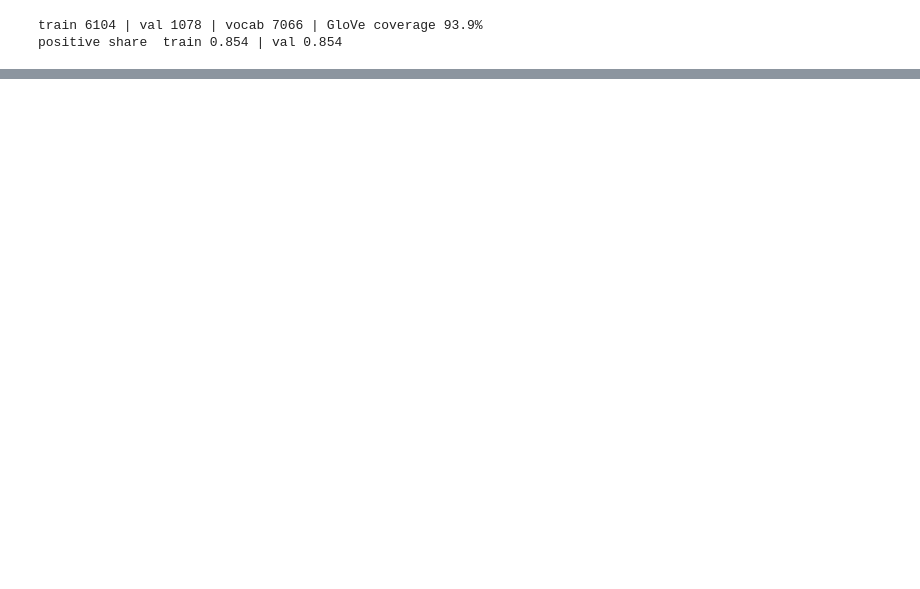
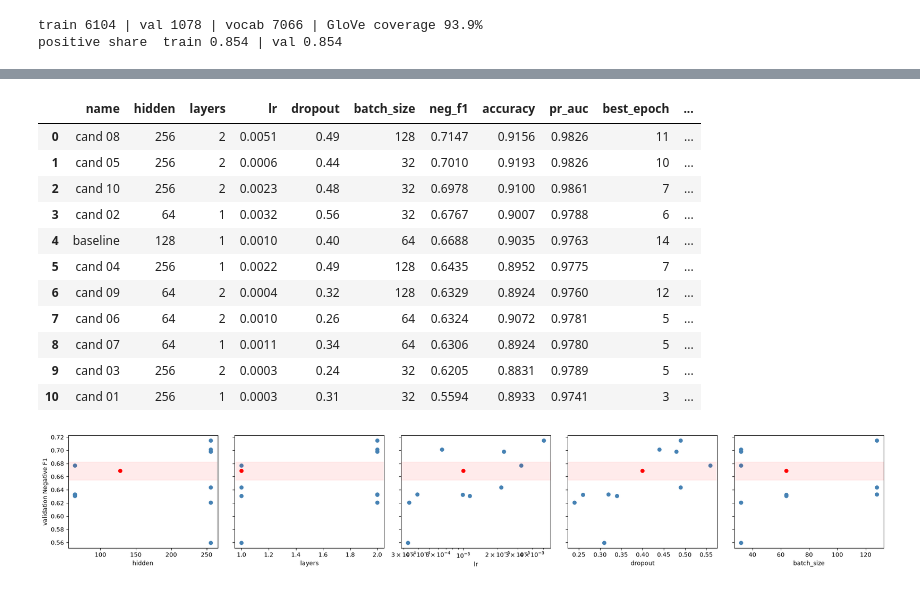
Before and after one commit to OswinJTC/IE4483-AI-Data-Mining-Project, a Jupyter notebook: 02_GloVe_BiLSTM.ipynb, the cells around one changed output, grey strips where cells are left out. Cells and saved outputs as stored; diff of their text form; code cells hidden in the pictures; blank space fills up the shorter version.

```diff
--- a/02_GloVe_BiLSTM.ipynb
+++ b/02_GloVe_BiLSTM.ipynb
@@ -413,0 +385,15 @@ final train_seconds  81.8333 ± 23.4003
+# %%
+# ==================== RUN THE SEARCH (cached, resumable) ====================
+# get_run (from the baseline section) trains one configuration on the full training split, early-stops on the
+# validation split, saves the result and the per-epoch history, and reuses a saved run with identical settings.
+# The baseline candidate therefore costs nothing: its seed-42 run already exists.
+t_search = time.time()
+search_rows = []
+for name, cfg in candidates:
+    row = get_run({**BASELINE, **cfg, "seed": SEED}, name)
+    search_rows.append({"name": name, **cfg, "neg_f1": row["neg_f1"], "accuracy": row["accuracy"],
+                        "pr_auc": row["pr_auc"], "best_epoch": row["best_epoch"],
+                        "train_seconds": row["train_seconds"], "key": row["key"]})
+    # Example line: cand 03  negF1 0.7012  acc 0.9201  best epoch 6  hidden=128 layers=1 lr=0.00245 ...
+    print(f"{name}  negF1 {row['neg_f1']:.4f}  acc {row['accuracy']:.4f}  best epoch {row['best_epoch']}  "
+          + " ".join(f"{k}={cfg[k]}" for k in SEARCH_KEYS) + f"   [{(time.time() - t_search) / 60:.1f} min elapsed]")
@@ -413,0 +412,33 @@ final train_seconds  81.8333 ± 23.4003
+# %%
+# ==================== SEARCH RESULTS ====================
+# All candidates ranked by validation Negative F1.
+search = pd.DataFrame(search_rows).sort_values("neg_f1", ascending=False).reset_index(drop=True)
+search.drop(columns="key").to_csv(RESULTS / "random_search_summary.csv", index=False)
+display(search.drop(columns="key").round(4))
+
+# Which settings matter? One panel per searched setting: each dot is one candidate (the baseline is red).
+# A setting that matters shows a clear trend; a flat cloud means the score barely depends on it.
+fig, axes = plt.subplots(1, len(SEARCH_KEYS), figsize=(4 * len(SEARCH_KEYS), 3.4), sharey=True)
+for ax, key in zip(axes, SEARCH_KEYS):
+    ax.scatter(search[key], search["neg_f1"], c=["red" if n == "baseline" else "steelblue" for n in search["name"]])
+    ax.axhspan(search[search["name"] == "baseline"]["neg_f1"].iloc[0] - NOISE,
+               search[search["name"] == "baseline"]["neg_f1"].iloc[0] + NOISE, color="red", alpha=0.08)
+    if key == "lr":
+        ax.set_xscale("log")
+    ax.set_xlabel(key)
+axes[0].set_ylabel("validation Negative F1")
+fig.tight_layout(); fig.savefig(RESULTS / "random_search.png", dpi=150); plt.show()   # red band = baseline +- noise
+# %% [output]
+|  | name | hidden | layers | lr | dropout | batch_size | neg_f1 | accuracy | pr_auc | best_epoch | ... |
+| 0 | cand 08 | 256 | 2 | 0.0051 | 0.49 | 128 | 0.7147 | 0.9156 | 0.9826 | 11 | ... |
+| 1 | cand 05 | 256 | 2 | 0.0006 | 0.44 | 32 | 0.7010 | 0.9193 | 0.9826 | 10 | ... |
+| 2 | cand 10 | 256 | 2 | 0.0023 | 0.48 | 32 | 0.6978 | 0.9100 | 0.9861 | 7 | ... |
+| 3 | cand 02 | 64 | 1 | 0.0032 | 0.56 | 32 | 0.6767 | 0.9007 | 0.9788 | 6 | ... |
+| 4 | baseline | 128 | 1 | 0.0010 | 0.40 | 64 | 0.6688 | 0.9035 | 0.9763 | 14 | ... |
+| 5 | cand 04 | 256 | 1 | 0.0022 | 0.49 | 128 | 0.6435 | 0.8952 | 0.9775 | 7 | ... |
+| 6 | cand 09 | 64 | 2 | 0.0004 | 0.32 | 128 | 0.6329 | 0.8924 | 0.9760 | 12 | ... |
+| 7 | cand 06 | 64 | 2 | 0.0010 | 0.26 | 64 | 0.6324 | 0.9072 | 0.9781 | 5 | ... |
+| 8 | cand 07 | 64 | 1 | 0.0011 | 0.34 | 64 | 0.6306 | 0.8924 | 0.9780 | 5 | ... |
+| 9 | cand 03 | 256 | 2 | 0.0003 | 0.24 | 32 | 0.6205 | 0.8831 | 0.9789 | 5 | ... |
+| 10 | cand 01 | 256 | 1 | 0.0003 | 0.31 | 32 | 0.5594 | 0.8933 | 0.9741 | 3 | ... |
+[figure, added]
```
Also changed, not shown: parts of 25 cells of this notebook, 3 other files.
